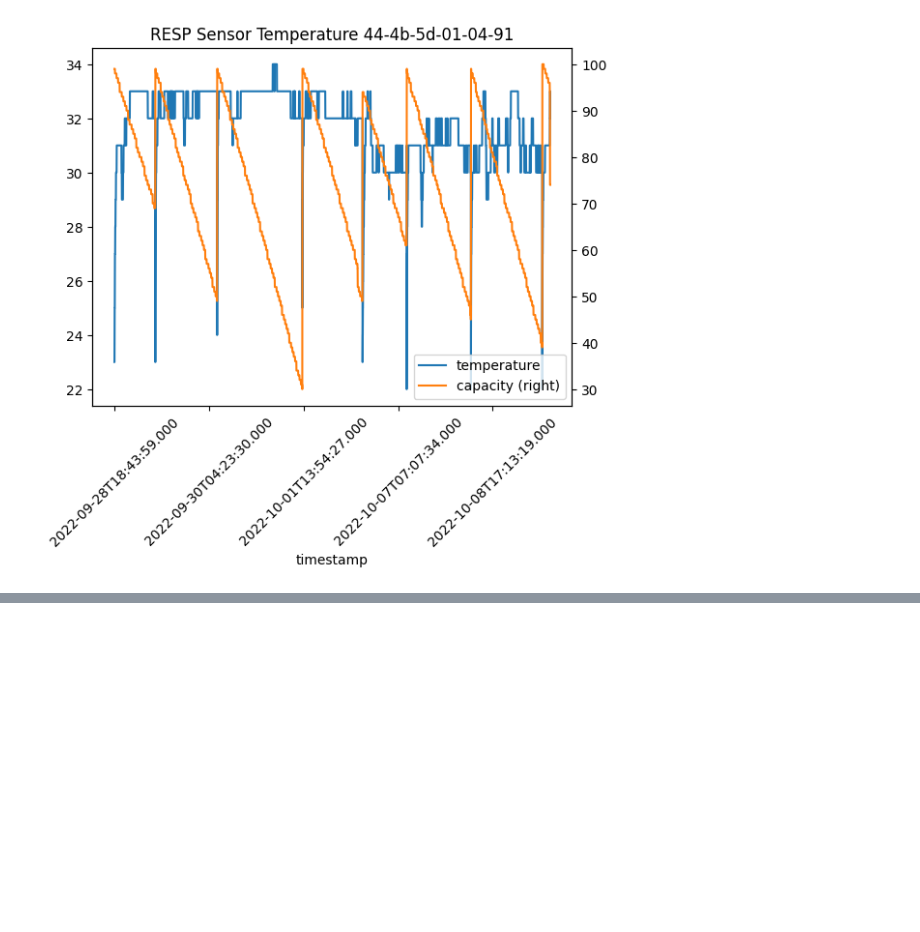
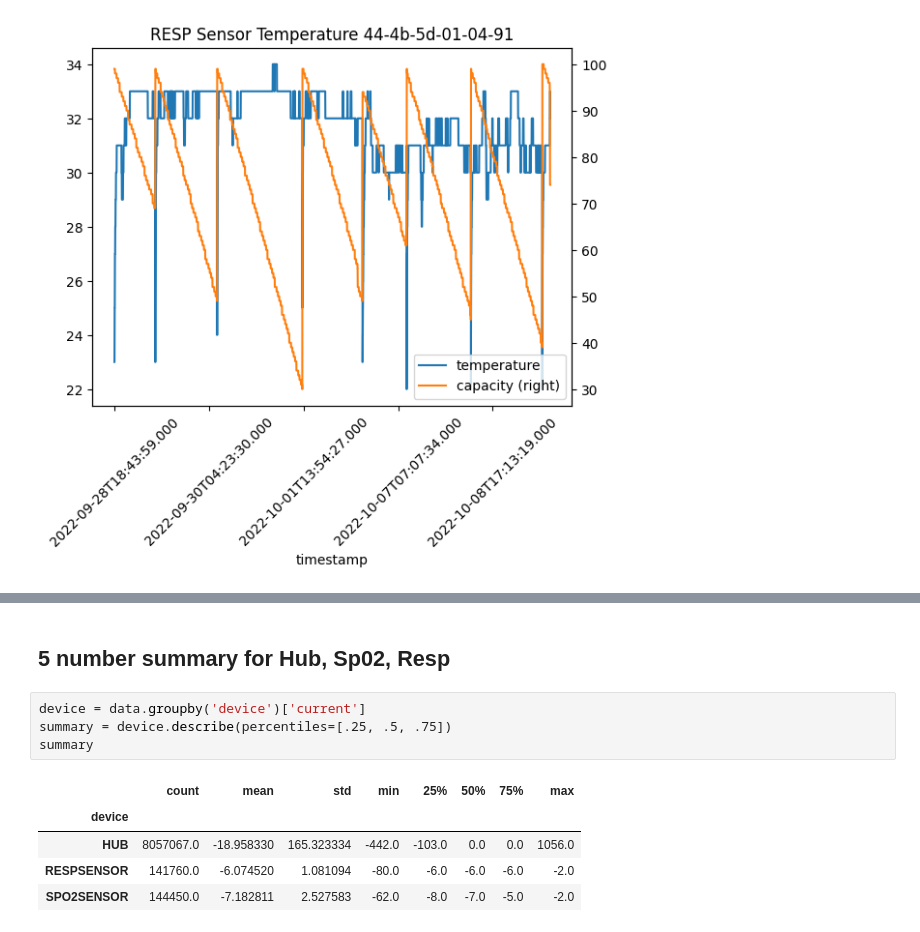
Before and after one commit to Null-Helix/Surge-Protectors, a Jupyter notebook: Plots.ipynb, the cells around one changed output, grey strips where cells are left out. Cells and saved outputs as stored; diff of their text form; blank space fills up the shorter version.

```diff
--- a/Plots.ipynb
+++ b/Plots.ipynb
@@ -67,0 +121,12 @@ RESP.plot(x='timestamp', y=['temperature', 'capacity'], rot=45, title='RESP Sens
+# %% [markdown]
+## 5 number summary for Hub, Sp02, Resp
+# %%
+device = data.groupby('device')['current']
+summary = device.describe(percentiles=[.25, .5, .75])
+summary
+# %% [output]
+|  | count | mean | std | min | 25% | 50% | 75% | max |
+| device |  |  |  |  |  |  |  |  |
+| HUB | 8057067.0 | -18.958330 | 165.323334 | -442.0 | -103.0 | 0.0 | 0.0 | 1056.0 |
+| RESPSENSOR | 141760.0 | -6.074520 | 1.081094 | -80.0 | -6.0 | -6.0 | -6.0 | -2.0 |
+| SPO2SENSOR | 144450.0 | -7.182811 | 2.527583 | -62.0 | -8.0 | -7.0 | -5.0 | -2.0 |
```
Also changed, not shown: parts of 12 cells of this notebook.
